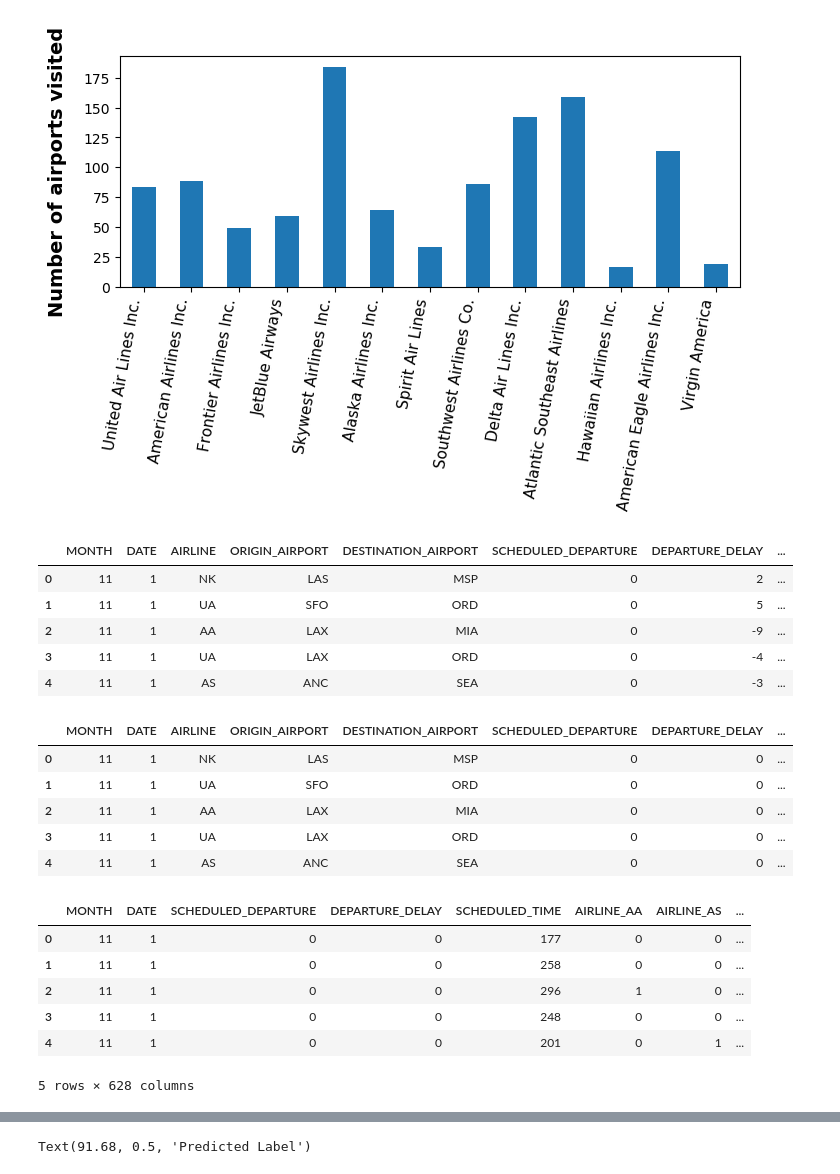
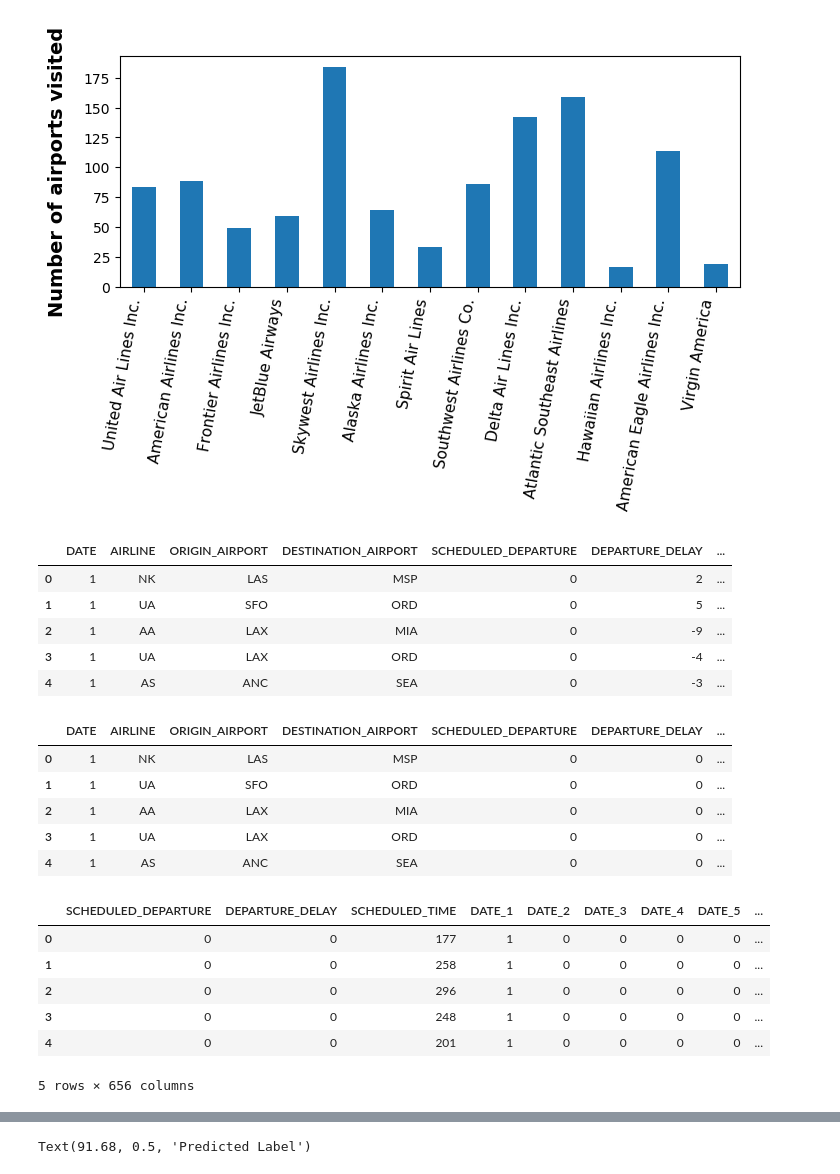
Before and after one commit to INFO6105-Data-Science/Predict-Flight-Delay, a Jupyter notebook: FlightDataAnalysis.ipynb, the cells around one changed output, grey strips where cells are left out. Cells and saved outputs as stored; diff of their text form; code cells hidden in the pictures.

```diff
--- a/FlightDataAnalysis.ipynb
+++ b/FlightDataAnalysis.ipynb
@@ -377,34 +377,34 @@ from sklearn.metrics import confusion_matrix
 # %%
 df_clean = pd.read_csv("filghts_data_clean.csv", low_memory=False)
 # %%
-df_clean = df_clean.drop(["ARRIVAL_TIME","ARRIVAL_DELAY","DEPARTURE_TIME","SCHEDULED_ARRIVAL", "ELAPSED_TIME"], axis = 1)
+df_clean = df_clean.drop(["MONTH", "ARRIVAL_TIME","ARRIVAL_DELAY","DEPARTURE_TIME","SCHEDULED_ARRIVAL", "ELAPSED_TIME"], axis = 1)
 df_clean.head()
 # %% [output]
-|  | MONTH | DATE | AIRLINE | ORIGIN_AIRPORT | DESTINATION_AIRPORT | SCHEDULED_DEPARTURE | DEPARTURE_DELAY | ... |
-| 0 | 11 | 1 | NK | LAS | MSP | 0 | 2 | ... |
-| 1 | 11 | 1 | UA | SFO | ORD | 0 | 5 | ... |
-| 2 | 11 | 1 | AA | LAX | MIA | 0 | -9 | ... |
-| 3 | 11 | 1 | UA | LAX | ORD | 0 | -4 | ... |
-| 4 | 11 | 1 | AS | ANC | SEA | 0 | -3 | ... |
+|  | DATE | AIRLINE | ORIGIN_AIRPORT | DESTINATION_AIRPORT | SCHEDULED_DEPARTURE | DEPARTURE_DELAY | ... |
+| 0 | 1 | NK | LAS | MSP | 0 | 2 | ... |
+| 1 | 1 | UA | SFO | ORD | 0 | 5 | ... |
+| 2 | 1 | AA | LAX | MIA | 0 | -9 | ... |
+| 3 | 1 | UA | LAX | ORD | 0 | -4 | ... |
+| 4 | 1 | AS | ANC | SEA | 0 | -3 | ... |
 # %%
-df_clean["DEPARTURE_DELAY"] = df_clean["DEPARTURE_DELAY"].map(lambda x: 1 if x > 30 else 0)
+df_clean["DEPARTURE_DELAY"] = df_clean["DEPARTURE_DELAY"].map(lambda x: 1 if x > 15 else 0)
 df_clean.head()
 # %% [output]
-|  | MONTH | DATE | AIRLINE | ORIGIN_AIRPORT | DESTINATION_AIRPORT | SCHEDULED_DEPARTURE | DEPARTURE_DELAY | ... |
-| 0 | 11 | 1 | NK | LAS | MSP | 0 | 0 | ... |
-| 1 | 11 | 1 | UA | SFO | ORD | 0 | 0 | ... |
-| 2 | 11 | 1 | AA | LAX | MIA | 0 | 0 | ... |
-| 3 | 11 | 1 | UA | LAX | ORD | 0 | 0 | ... |
-| 4 | 11 | 1 | AS | ANC | SEA | 0 | 0 | ... |
+|  | DATE | AIRLINE | ORIGIN_AIRPORT | DESTINATION_AIRPORT | SCHEDULED_DEPARTURE | DEPARTURE_DELAY | ... |
+| 0 | 1 | NK | LAS | MSP | 0 | 0 | ... |
+| 1 | 1 | UA | SFO | ORD | 0 | 0 | ... |
+| 2 | 1 | AA | LAX | MIA | 0 | 0 | ... |
+| 3 | 1 | UA | LAX | ORD | 0 | 0 | ... |
+| 4 | 1 | AS | ANC | SEA | 0 | 0 | ... |
 # %%
-df_clean = pd.get_dummies(df_clean, columns=['AIRLINE', 'ORIGIN_AIRPORT','DESTINATION_AIRPORT'])
+df_clean = pd.get_dummies(df_clean, columns=['DATE', 'AIRLINE', 'ORIGIN_AIRPORT','DESTINATION_AIRPORT'])
 df_clean.head()
 # %% [output]
-|  | MONTH | DATE | SCHEDULED_DEPARTURE | DEPARTURE_DELAY | SCHEDULED_TIME | AIRLINE_AA | AIRLINE_AS | ... |
-| 0 | 11 | 1 | 0 | 0 | 177 | 0 | 0 | ... |
-| 1 | 11 | 1 | 0 | 0 | 258 | 0 | 0 | ... |
-| 2 | 11 | 1 | 0 | 0 | 296 | 1 | 0 | ... |
-| 3 | 11 | 1 | 0 | 0 | 248 | 0 | 0 | ... |
-| 4 | 11 | 1 | 0 | 0 | 201 | 0 | 1 | ... |
+|  | SCHEDULED_DEPARTURE | DEPARTURE_DELAY | SCHEDULED_TIME | DATE_1 | DATE_2 | DATE_3 | DATE_4 | DATE_5 | ... |
+| 0 | 0 | 0 | 177 | 1 | 0 | 0 | 0 | 0 | ... |
+| 1 | 0 | 0 | 258 | 1 | 0 | 0 | 0 | 0 | ... |
+| 2 | 0 | 0 | 296 | 1 | 0 | 0 | 0 | 0 | ... |
+| 3 | 0 | 0 | 248 | 1 | 0 | 0 | 0 | 0 | ... |
+| 4 | 0 | 0 | 201 | 1 | 0 | 0 | 0 | 0 | ... |
-5 rows × 628 columns
+5 rows × 656 columns
 # %%
```
Also changed, not shown: parts of 18 cells of this notebook.
